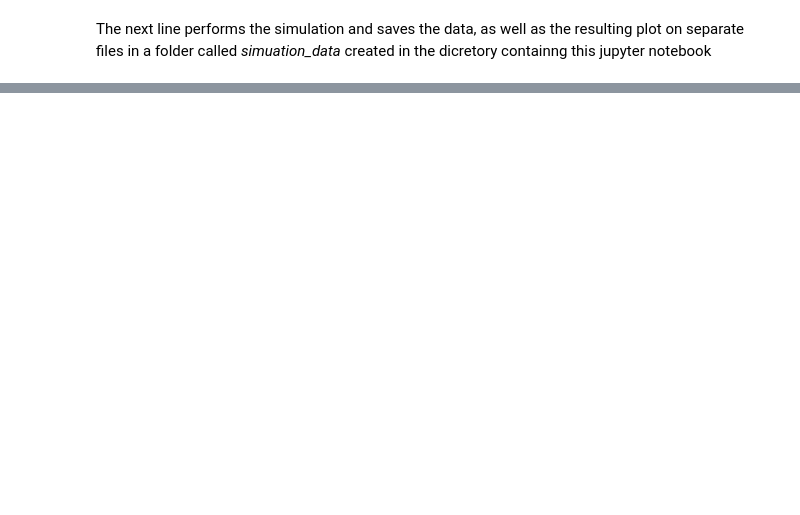
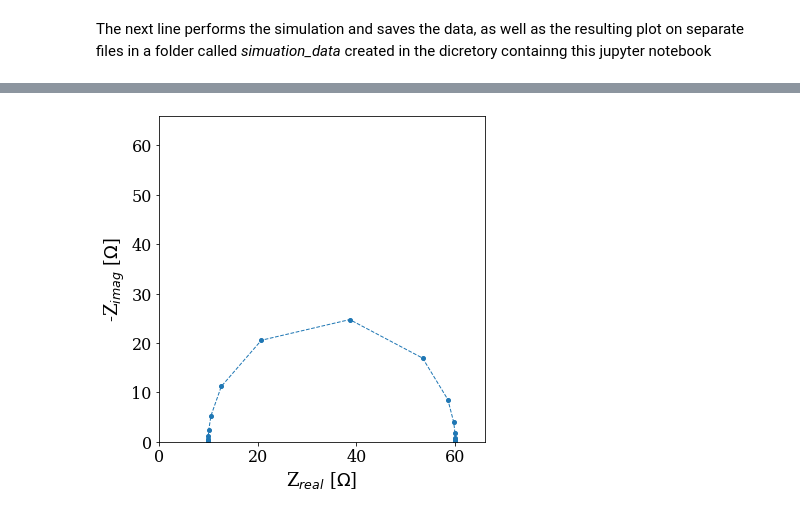
Before and after one commit to EISy-as-Py/eisy, a Jupyter notebook: examples/data_simulation_tutorial.ipynb, the cells around one changed output, grey strips where cells are left out. Drawn from its saved outputs; the diff is of its cells as text; code cells hidden in the pictures; blank space fills up the shorter version.

```diff
--- a/examples/data_simulation_tutorial.ipynb
+++ b/examples/data_simulation_tutorial.ipynb
@@ -70,0 +68,15 @@ file= data_simulation.RC_file_writer(f_start, f_stop, decades, R, C,'parallel',
+# %%
+f_start = 10**8
+f_stop = 0.01
+decades = 3
+f_range= circuits.freq_gen(f_start, f_stop, decades)
+Rs = 10 # ohm
+C= 2*10E-6 #F
+R1= 50   # ohm
+# %%
+circuit = circuits.cir_RsRC(f_range[1], Rs, R1,C)
+circuit_array = data_simulation.impedance_array(circuit)
+response= data_simulation.to_dataframe(f_range,circuit_array)
+plotting.nyquist_plot(response, 'shifted_semicircle', save_location='simulation_data/', save_image=False)
+# %% [output]
+[figure, added]
```
Also changed, not shown: parts of 20 cells of this notebook, 1 other file.
